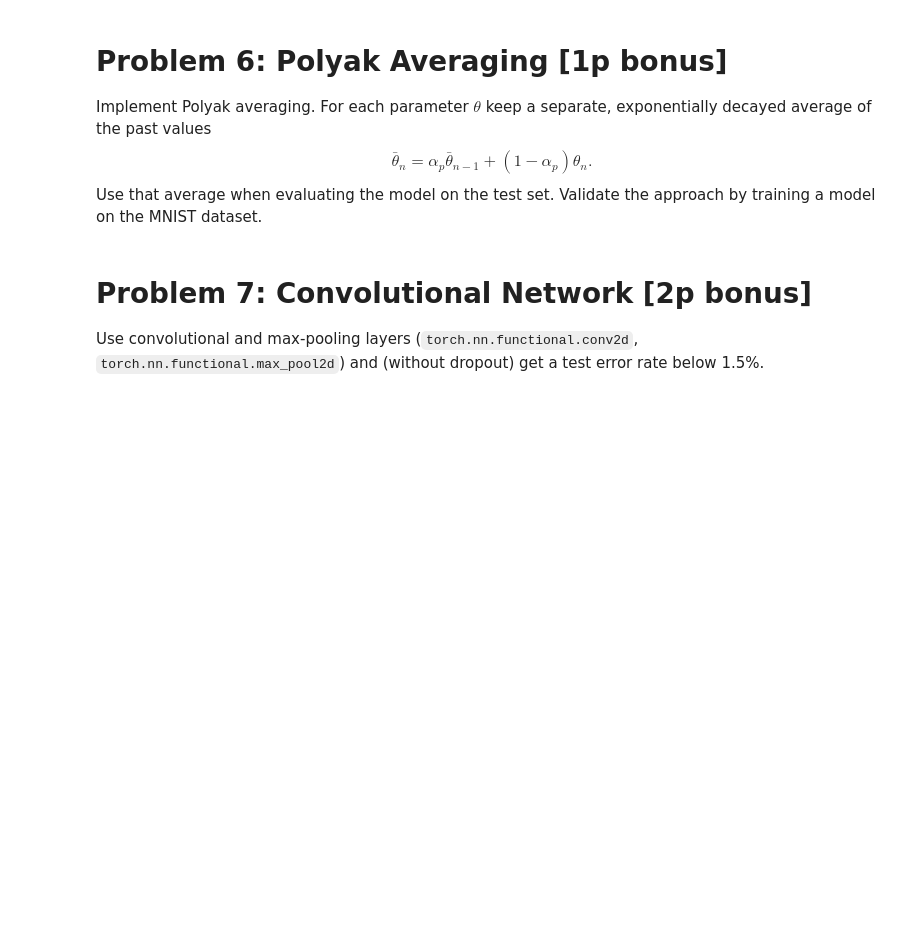
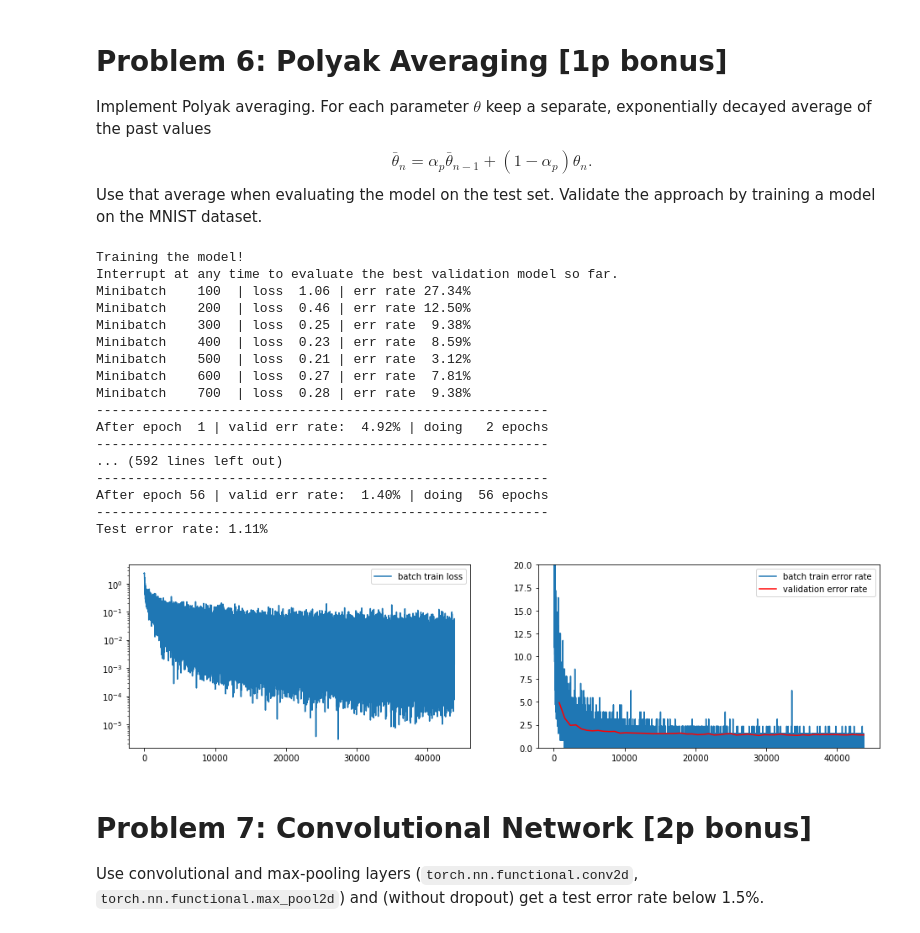
Before and after one commit to wfica/neural_networks, a Jupyter notebook: assignment4/Assignment4.ipynb, the cells around one changed output. Saved outputs shown, nothing was run; the diff lists cells and outputs as text; code cells hidden in the pictures; blank space fills up the shorter version.

Commit message:
assgnement 4 task 6;  1.11% error rate

```diff
--- a/assignment4/Assignment4.ipynb
+++ b/assignment4/Assignment4.ipynb
@@ -846,6 +709,53 @@ $$
 $$
 Use that average when evaluating the model on the test set.
 Validate the approach by training a model on the MNIST dataset.
+# %%
+model = FeedforwardNet([
+        AffineLayer(784,700),
+        ReLULayer(),
+        AffineLayer(700,500),
+        ReLULayer(),
+        AffineLayer(500,300),
+        ReLULayer(),
+        DropOutLayer(),
+        AffineLayer(300,10),
+        SoftMaxLayer()
+        ])
+model.train_mode()
+# Initialize parameters
+for p in model.parameters:
+    if p.name == 'W':
+        x = min(0.04, np.sqrt(6.) / np.sqrt( p.data.size()[0] + p.data.size()[1] ))
+        p.data.uniform_(-x, x)
+    elif p.name == 'b':
+        p.data.zero_()
+    else:
+        raise ValueError('Unknown parameter name "%s"' % p.name)
+
+# On lab computers you can set cuda=True !
+SGD(model, mnist_loaders, alpha=0.1, cuda=True, no_dropout=False, poylak=True)
+
+model.eval_mode()
+print "Test error rate: %.2f%%" % compute_error_rate(model, mnist_loaders['test'])
+# %% [output]
+Training the model!
+Interrupt at any time to evaluate the best validation model so far.
+Minibatch    100  | loss  1.06 | err rate 27.34%
+Minibatch    200  | loss  0.46 | err rate 12.50%
+Minibatch    300  | loss  0.25 | err rate  9.38%
+Minibatch    400  | loss  0.23 | err rate  8.59%
+Minibatch    500  | loss  0.21 | err rate  3.12%
+Minibatch    600  | loss  0.27 | err rate  7.81%
+Minibatch    700  | loss  0.28 | err rate  9.38%
+----------------------------------------------------------
+After epoch  1 | valid err rate:  4.92% | doing   2 epochs
+----------------------------------------------------------
+... (592 lines left out)
+----------------------------------------------------------
+After epoch 56 | valid err rate:  1.40% | doing  56 epochs
+----------------------------------------------------------
+Test error rate: 1.11%
+[figure, added]
 # %% [markdown]
 # Problem 7: Convolutional Network [2p bonus]
 
```
Also changed, not shown: parts of 13 cells of this notebook.
